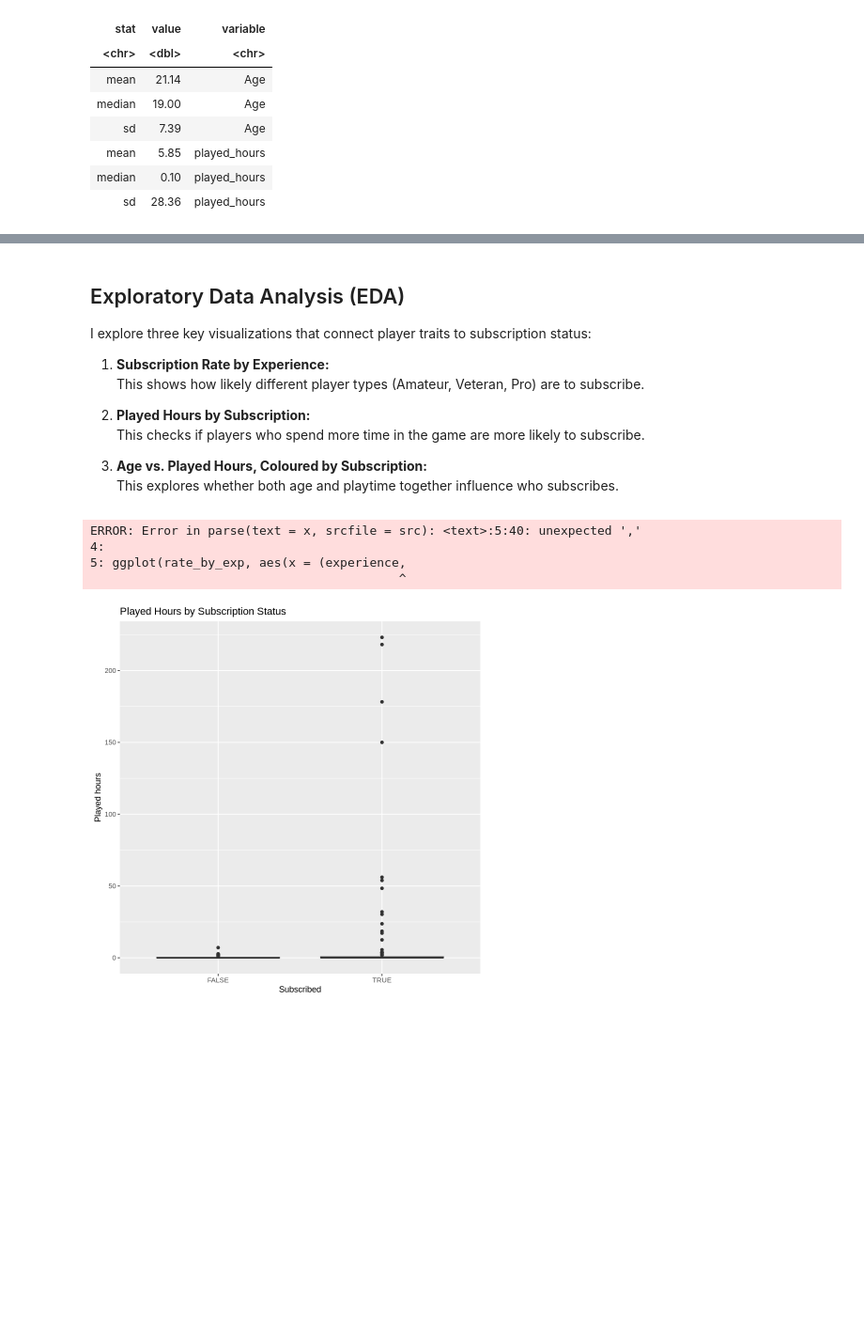
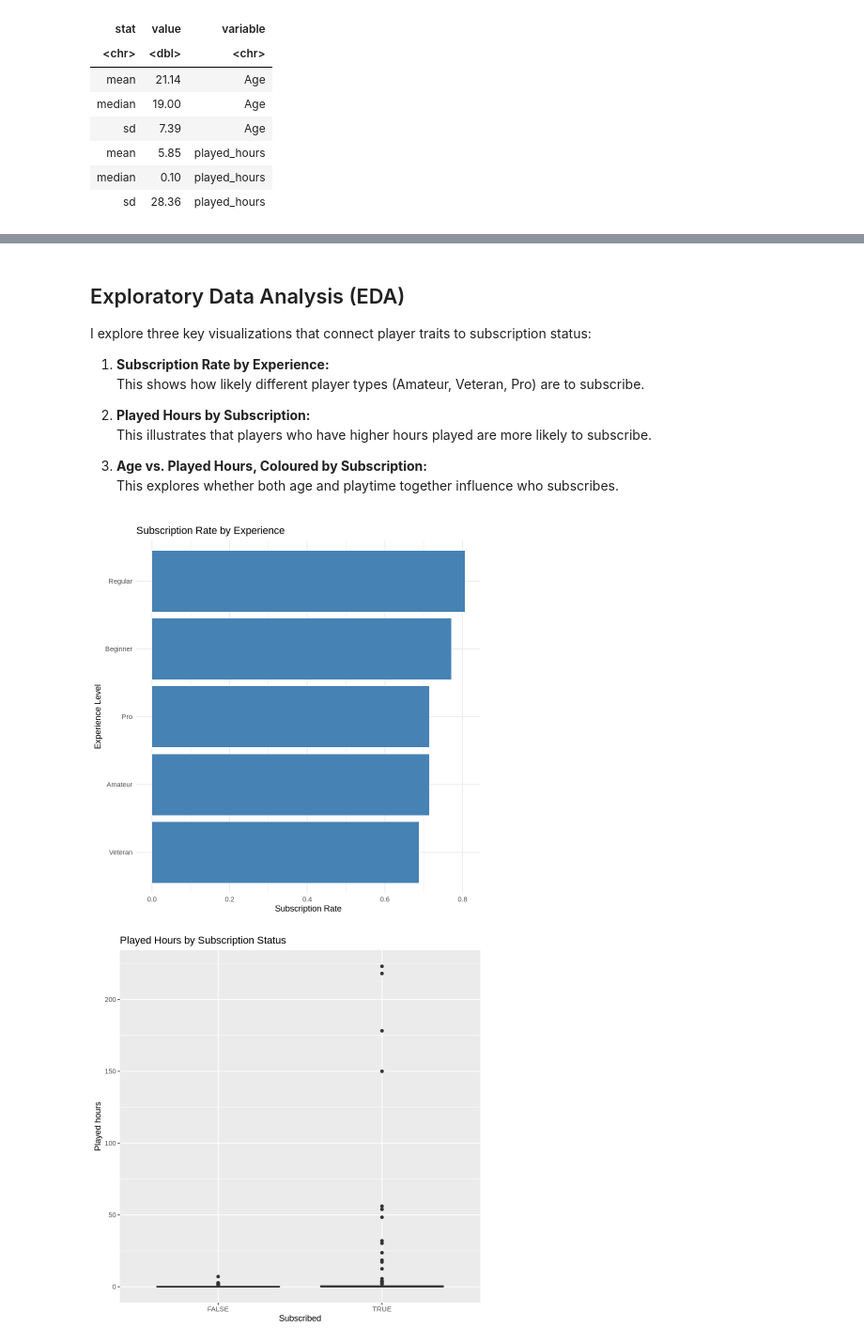
Before and after one commit to anshtaparia20689/dsci-100-project, a Jupyter notebook: individual_project.ipynb, the cells around one changed output, grey strips where cells are left out. Shown at 94% size. Saved outputs shown, nothing was run; the diff lists cells and outputs as text; code cells hidden in the pictures; blank space fills up the shorter version.

```diff
--- a/individual_project.ipynb
+++ b/individual_project.ipynb
@@ -125,26 +127,24 @@ I explore three key visualizations that connect player traits to subscription st
    This shows how likely different player types (Amateur, Veteran, Pro) are to subscribe.
 
 2. **Played Hours by Subscription:**
-   This checks if players who spend more time in the game are more likely to subscribe.
-
+   This illustrates that players who have higher hours played are more likely to subscribe.
 
 3. **Age vs. Played Hours, Coloured by Subscription:**
    This explores whether both age and playtime together influence who subscribes.
 # %%
 rate_by_exp <- players |>
   group_by(experience) |>
   summarise(sub_rate = mean(subscribe, na.rm = TRUE))
 
-ggplot(rate_by_exp, aes(x = (experience, sub_rate), y = sub_rate)) +
-  geom_col() +
+ggplot(rate_by_exp, aes(x = reorder(experience, sub_rate), y = sub_rate)) +
+  geom_col(fill = "steelblue") +
   coord_flip() +
   labs(title = "Subscription Rate by Experience",
-       x = "Experience", y = "Subscription rate")
+       x = "Experience Level",
+       y = "Subscription Rate") +
+  theme_minimal()
 # %% [output]
-ERROR: Error in parse(text = x, srcfile = src): <text>:5:40: unexpected ','
-4:
-5: ggplot(rate_by_exp, aes(x = (experience,
-                                          ^
+[figure, added]
 # %%
 ggplot(players, aes(x = subscribe, y = played_hours)) +
   geom_boxplot() +
```
Also changed, not shown: parts of 6 cells of this notebook.
